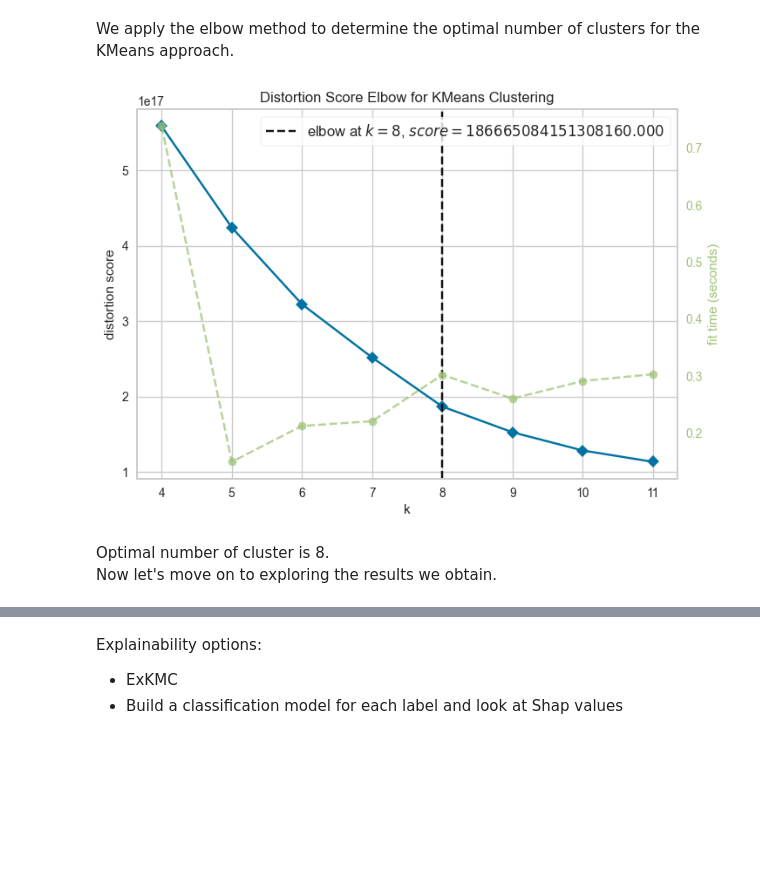
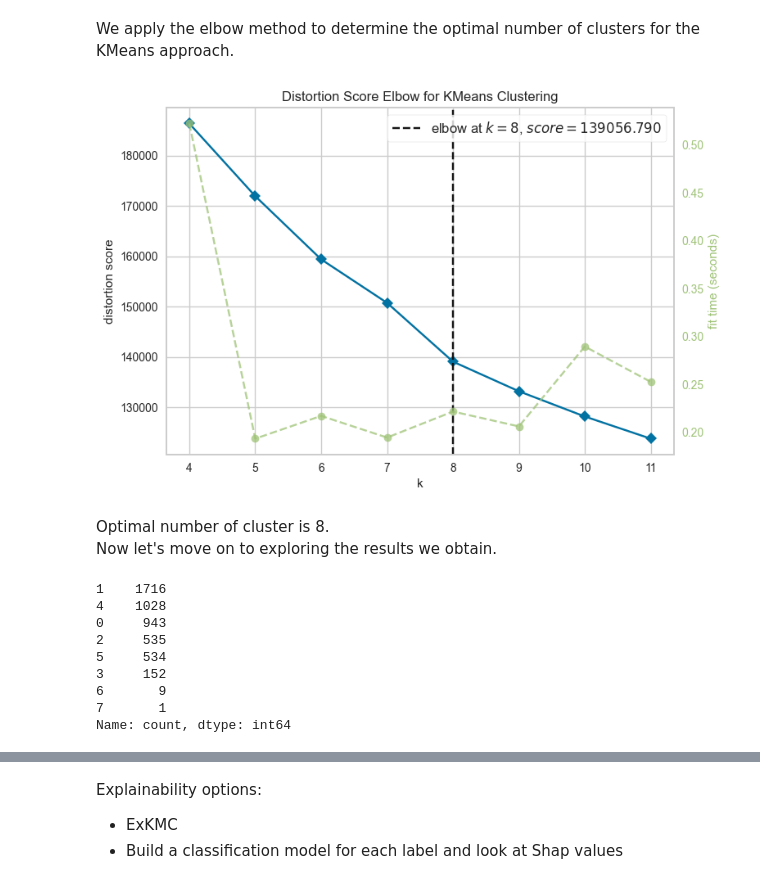
Before and after one commit to arthurprgt/natixis_challenge, a Jupyter notebook: notebooks/clustering.ipynb, the cells around one changed output, grey strips where cells are left out. Saved outputs shown, nothing was run; the diff lists cells and outputs as text; code cells hidden in the pictures; blank space fills up the shorter version.

```diff
--- a/notebooks/clustering.ipynb
+++ b/notebooks/clustering.ipynb
@@ -381,8 +359,9 @@ def preprocess_clustering(df, cols_to_exclude):
 
     return grouped_df
 # %%
-cols_to_exclude = ['Deal_Date', 'cusip', 'Instrument', 'Sales_Name', 'Sales_Initial', 'company_short_name', 'Total_Traded_Volume_Natixis',
-                   'Total_Traded_Volume_Away', 'cdissuer', 'Tier', 'Year_dealdate', 'Month_dealdate', 'Day_dealdate', 'Days_to_Maturity',
+cols_to_exclude = ['Deal_Date', 'cusip', 'B_Side', 'Instrument', 'Sales_Name', 'Sales_Initial', 'company_short_name',
+                   'Total_Requested_Volume', 'Total_Traded_Volume_Natixis', 'Total_Traded_Volume_Away', 'Total_Traded_Volume',
+                   'cdissuer', 'Tier', 'Year_dealdate', 'Month_dealdate','Day_dealdate', 'Days_to_Maturity',
                    'cdissuerShortName', 'lb_Platform_2']
 df_clustering = preprocess_clustering(df_filled, cols_to_exclude)
 # %%
@@ -445,8 +381,0 @@ from sklearn.cluster import KMeans
-# %%
-# Convert all columns to float
-df_clustering = df_clustering.astype(float)
-
-# Verify the data types after conversion
-print(df_clustering.dtypes)
-
-data_clustering = df_clustering.to_numpy()
@@ -532,6 +392,9 @@ dtype: int64
 # %%
 df_clustering_filled = df_clustering.copy()
 df_clustering_filled['Rating_mean'] = df_clustering_filled['Rating_mean'].fillna(df_clustering['Rating_mean'].median())
+# %%
+scaler = StandardScaler()
+df_normalized = scaler.fit_transform(df_clustering_filled)
 # %% [markdown]
 We apply the elbow method to determine the optimal number of clusters for the KMeans approach.
 # %%
@@ -540,10 +405,10 @@ from yellowbrick.cluster import KElbowVisualizer
 model = KMeans()
 visualizer = KElbowVisualizer(model, k=(4,12))
 # %%
-visualizer.fit(df_clustering_filled)        # Fit the data to the visualizer
+visualizer.fit(df_normalized)        # Fit the data to the visualizer
 visualizer.show();                          # Finalize and render the figure
 # %% [output]
-[figure, old version]
+[figure, new version]
 # %% [markdown]
 Optimal number of cluster is 8.
 <br>
@@ -554,0 +420,12 @@ clusters = model.fit_predict(df_clustering_filled)
+# %%
+pd.Series(clusters).value_counts()
+# %% [output]
+1    1716
+4    1028
+0     943
+2     535
+5     534
+3     152
+6       9
+7       1
+Name: count, dtype: int64
```
Also changed, not shown: parts of 36 cells of this notebook.
